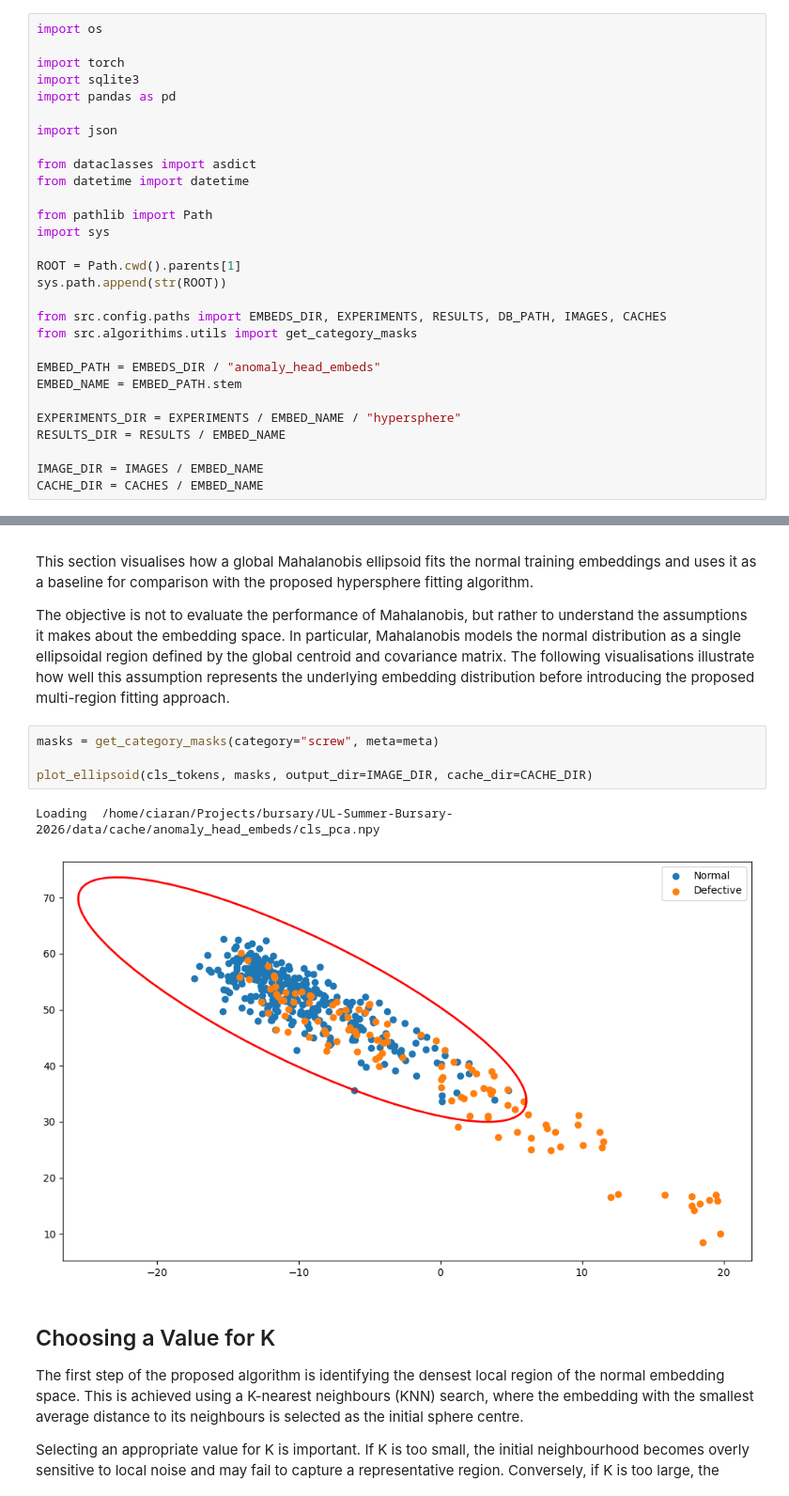
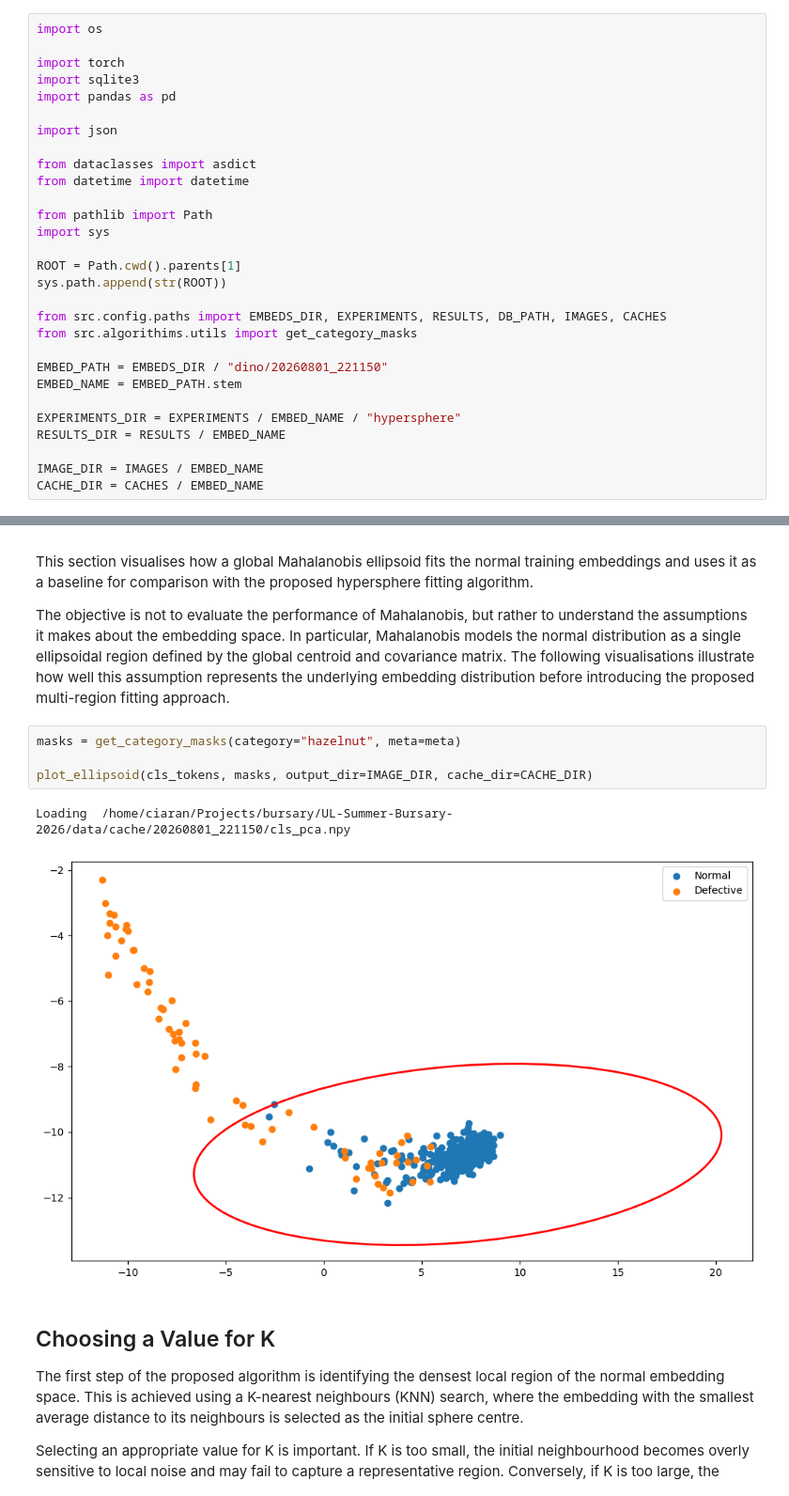
Before and after one commit to CiaranW005/UL-Summer-Bursary-2026, a Jupyter notebook: notebooks/algorithims/unsupervsied_hypersphere_fit.ipynb, the cells around one changed output, grey strips where cells are left out. Shown at 94% size. Saved outputs shown, nothing was run; the diff lists cells and outputs as text.

```diff
--- a/notebooks/algorithims/unsupervsied_hypersphere_fit.ipynb
+++ b/notebooks/algorithims/unsupervsied_hypersphere_fit.ipynb
@@ -34,7 +34,7 @@ sys.path.append(str(ROOT))
 from src.config.paths import EMBEDS_DIR, EXPERIMENTS, RESULTS, DB_PATH, IMAGES, CACHES
 from src.algorithims.utils import get_category_masks
 
-EMBED_PATH = EMBEDS_DIR / "anomaly_head_embeds"
+EMBED_PATH = EMBEDS_DIR / "dino/20260801_221150"
 EMBED_NAME = EMBED_PATH.stem
 
 EXPERIMENTS_DIR = EXPERIMENTS / EMBED_NAME / "hypersphere"
@@ -71,12 +68,12 @@ This section visualises how a global Mahalanobis ellipsoid fits the normal train
 
 The objective is not to evaluate the performance of Mahalanobis, but rather to understand the assumptions it makes about the embedding space. In particular, Mahalanobis models the normal distribution as a single ellipsoidal region defined by the global centroid and covariance matrix. The following visualisations illustrate how well this assumption represents the underlying embedding distribution before introducing the proposed multi-region fitting approach.
 # %%
-masks = get_category_masks(category="screw", meta=meta)
+masks = get_category_masks(category="hazelnut", meta=meta)
 
 plot_ellipsoid(cls_tokens, masks, output_dir=IMAGE_DIR, cache_dir=CACHE_DIR)
 # %% [output]
-Loading  /home/ciaran/Projects/bursary/UL-Summer-Bursary-2026/data/cache/anomaly_head_embeds/cls_pca.npy
+Loading  /home/ciaran/Projects/bursary/UL-Summer-Bursary-2026/data/cache/20260801_221150/cls_pca.npy
-[figure, old version]
+[figure, new version]
 # %% [markdown]
 ## Choosing a Value for K
 
```
Also changed, not shown: parts of 9 cells of this notebook, 37 other files.
